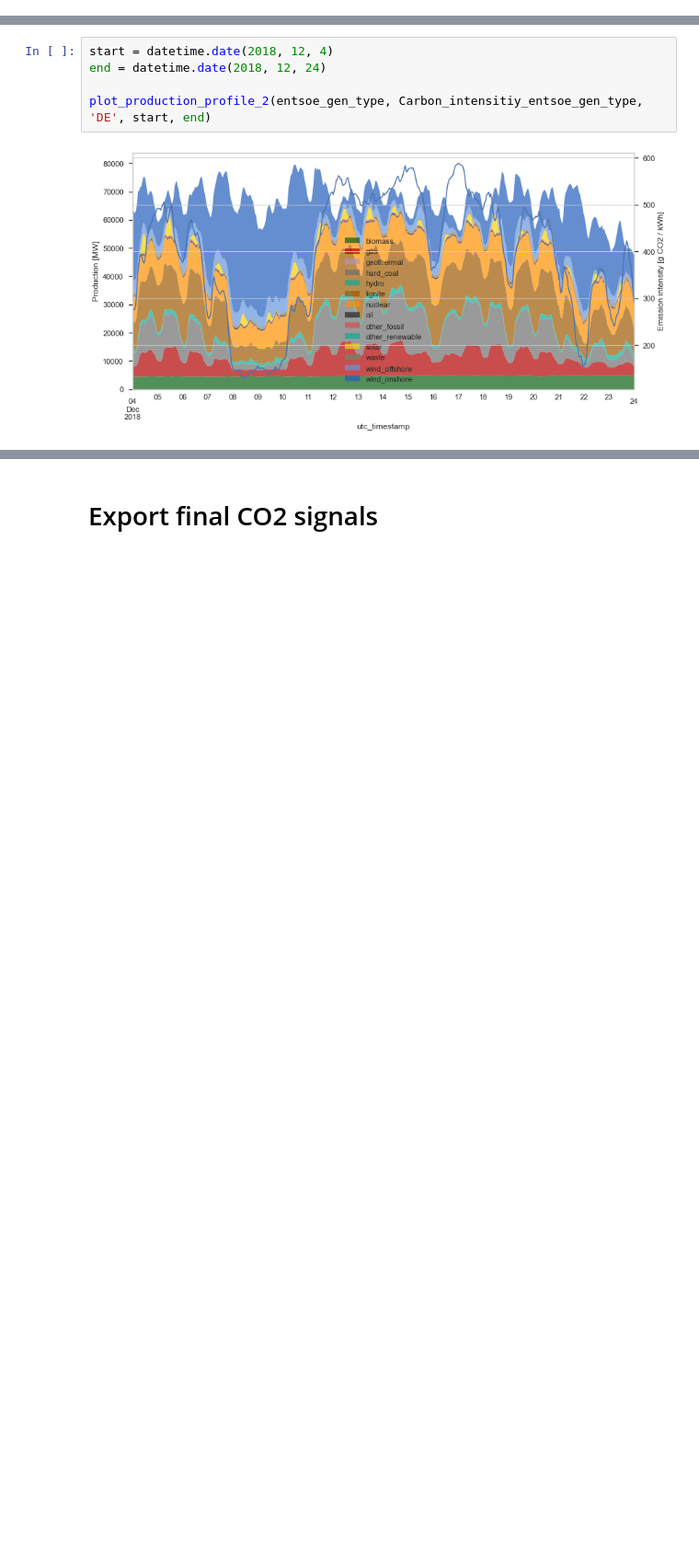
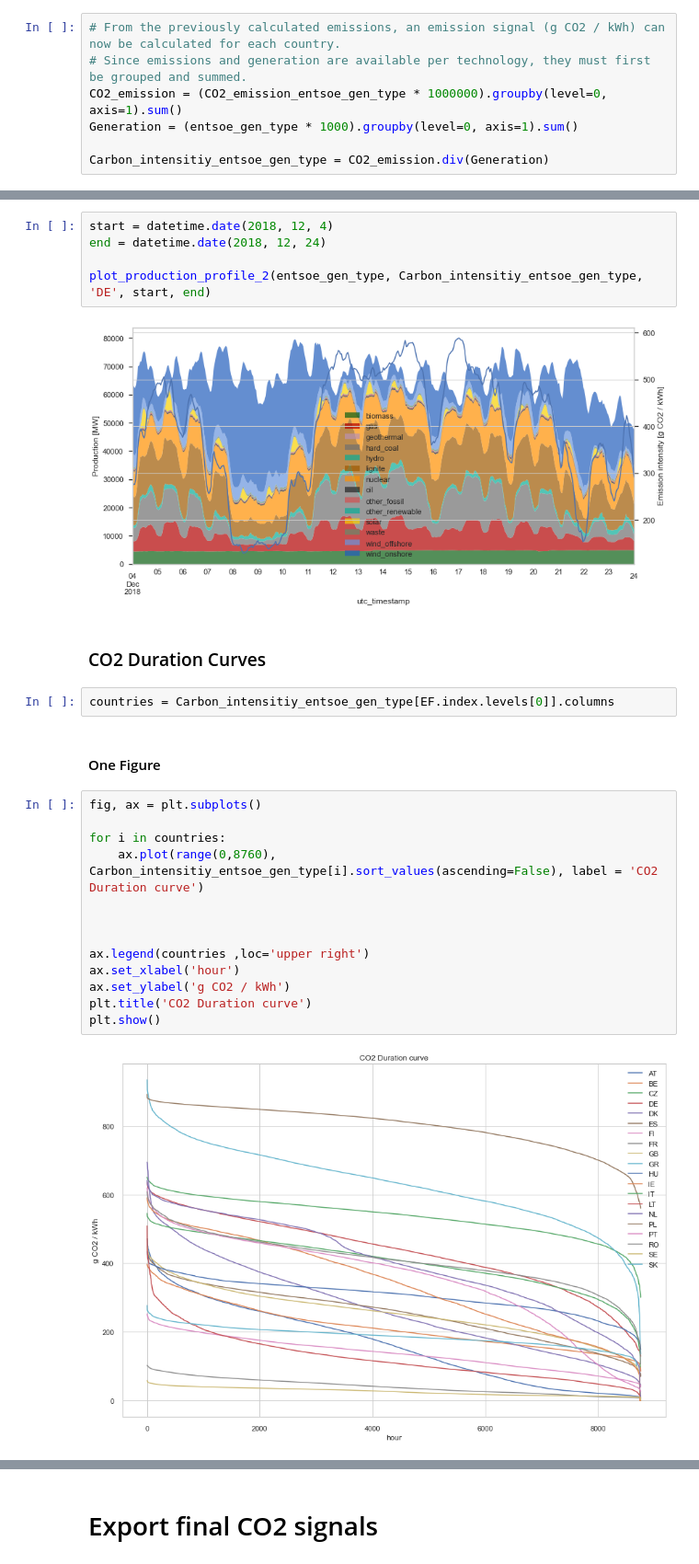
Before and after one commit to INATECH-CIG/CO2_emissions_factors, a Jupyter notebook: CO2 Signals.ipynb, the cells around one changed output, grey strips where cells are left out. Shown at 92% size. Cells and saved outputs as stored; diff of their text form; blank space fills up the shorter version.

```diff
--- a/CO2 Signals.ipynb
+++ b/CO2 Signals.ipynb
@@ -580,2 +563,9 @@ Carbon_intensitiy_entsoe_gen_type
+# %%
+# From the previously calculated emissions, an emission signal (g CO2 / kWh) can now be calculated for each country.
+# Since emissions and generation are available per technology, they must first be grouped and summed.
+CO2_emission = (CO2_emission_entsoe_gen_type * 1000000).groupby(level=0, axis=1).sum()
+Generation = (entsoe_gen_type * 1000).groupby(level=0, axis=1).sum()
+
+Carbon_intensitiy_entsoe_gen_type = CO2_emission.div(Generation)
 # %% [markdown]
 ## Plots
@@ -662,3 +650,24 @@ end = datetime.date(2018, 12, 24)
 plot_production_profile_2(entsoe_gen_type, Carbon_intensitiy_entsoe_gen_type, 'DE', start, end)
 # %% [output]
 [figure]
+# %% [markdown]
+### CO2 Duration Curves
+# %%
+countries = Carbon_intensitiy_entsoe_gen_type[EF.index.levels[0]].columns
+# %% [markdown]
+#### One Figure
+# %%
+fig, ax = plt.subplots()
+
+for i in countries:
+    ax.plot(range(0,8760), Carbon_intensitiy_entsoe_gen_type[i].sort_values(ascending=False), label = 'CO2 Duration curve')
+
+
+
+ax.legend(countries ,loc='upper right')
+ax.set_xlabel('hour')
+ax.set_ylabel('g CO2 / kWh')
+plt.title('CO2 Duration curve')
+plt.show()
+# %% [output]
+[figure, added]
```
Also changed, not shown: parts of 23 cells of this notebook.
